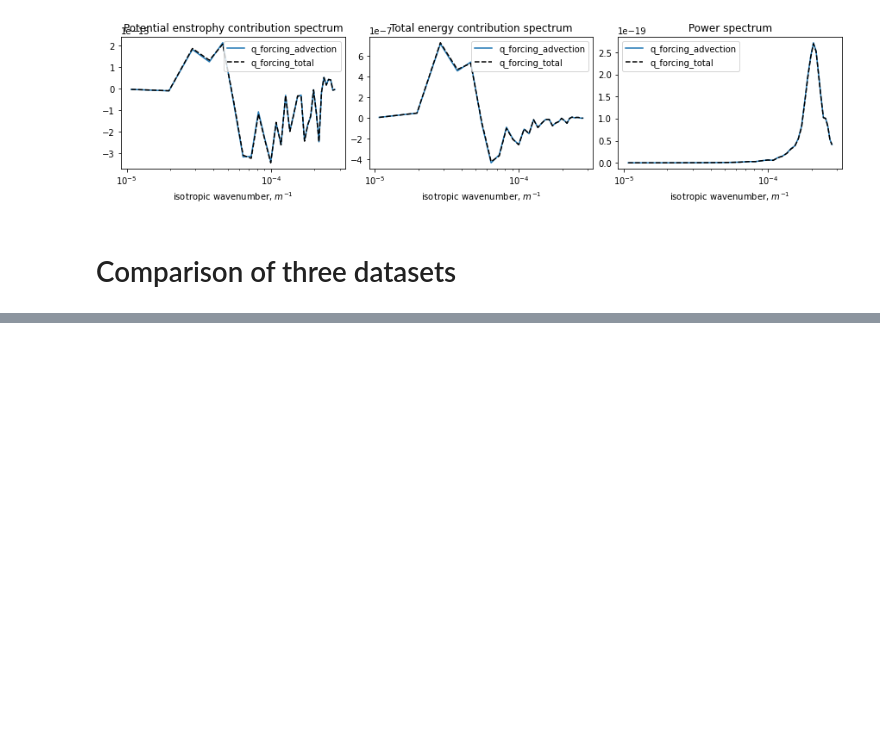
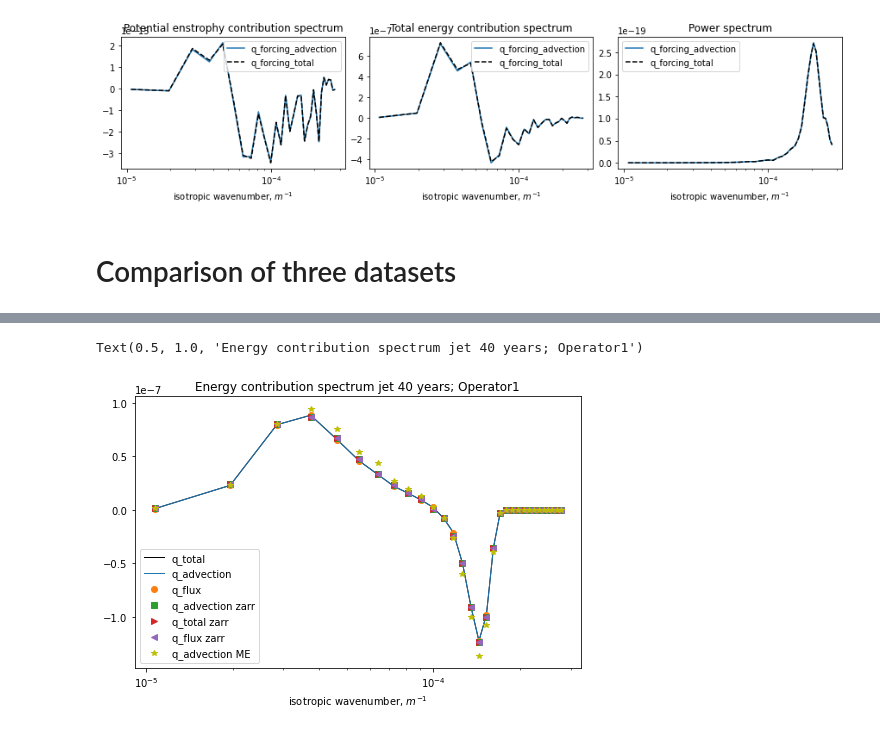
Before and after one commit to m2lines/pyqg_generative, a Jupyter notebook: notebooks/q_forcing_total.ipynb, the cells around one changed output, grey strips where cells are left out. Saved outputs shown, nothing was run; the diff lists cells and outputs as text; code cells hidden in the pictures; blank space fills up the shorter version.

```diff
--- a/notebooks/q_forcing_total.ipynb
+++ b/notebooks/q_forcing_total.ipynb
@@ -381,0 +439,36 @@ Text(0.5, 1.0, 'Energy contribution spectrum')
+# %%
+# Andrew old dataset
+ds = pse.Dataset("/scratch/zanna/data/pyqg/data_builtin_filter/transfer/*.nc")
+q_oldA = ds.q
+psi_oldA = ds.streamfunction
+q_advection_oldA = ds.q_forcing_advection
+q_total_oldA = ds.q_forcing_total
+q_flux_oldA = ds.div(ds.uq_subgrid_flux, ds.vq_subgrid_flux)
+# %%
+# Andrew new dataset
+ds = pse.Dataset(xr.open_zarr(fsspec.get_mapper('/scratch/zanna/data/pyqg/publication/jet/forcing1.zarr'), consolidated=True)).isel(run=slice(0,25))
+q_A = ds.q
+psi_A = ds.ds.streamfunction
+q_advection_A = ds.q_subgrid_forcing
+q_total_A = ds.dqdt_bar - ds.dqbar_dt
+q_flux_A = ds.div(ds.uq_subgrid_flux, ds.vq_subgrid_flux)
+# %%
+# My dataset
+ds = pse.Dataset('/scratch/pp2681/pyqg_generative/Reference-Default-scaled/jet_40years/Operator1-64/[0-3]?.nc')
+q_me = ds.q
+psi_me = ds.psi
+q_advection_me = ds.q_forcing_advection
+# %%
+plt.figure(figsize=(8,5))
+ave_lev(sp(-psi_oldA, q_total_oldA),0.25).plot(label='q_total', lw=1, color='k')
+ave_lev(sp(-psi_oldA, q_advection_oldA),0.25).plot(label='q_advection', lw=1)
+ave_lev(sp(-psi_oldA, q_flux_oldA),0.25).plot(label='q_flux', marker='o', lw=0)
+ave_lev(sp(-psi_A, q_advection_A),0.25).plot(label='q_advection zarr', marker='s', lw=0)
+ave_lev(sp(-psi_A, q_total_A),0.25).plot(label='q_total zarr', marker='>', lw=0)
+ave_lev(sp(-psi_A, q_flux_A),0.25).plot(label='q_flux zarr', marker='<', lw=0)
+ave_lev(sp(-psi_me, q_advection_me),0.25).plot(label='q_advection ME', xscale='log', marker='*', lw=0, color='y')
+plt.legend()
+plt.title('Energy contribution spectrum jet 40 years; Operator1')
+# %% [output]
+Text(0.5, 1.0, 'Energy contribution spectrum jet 40 years; Operator1')
+[figure, added]
```
Also changed, not shown: parts of 12 cells of this notebook.
